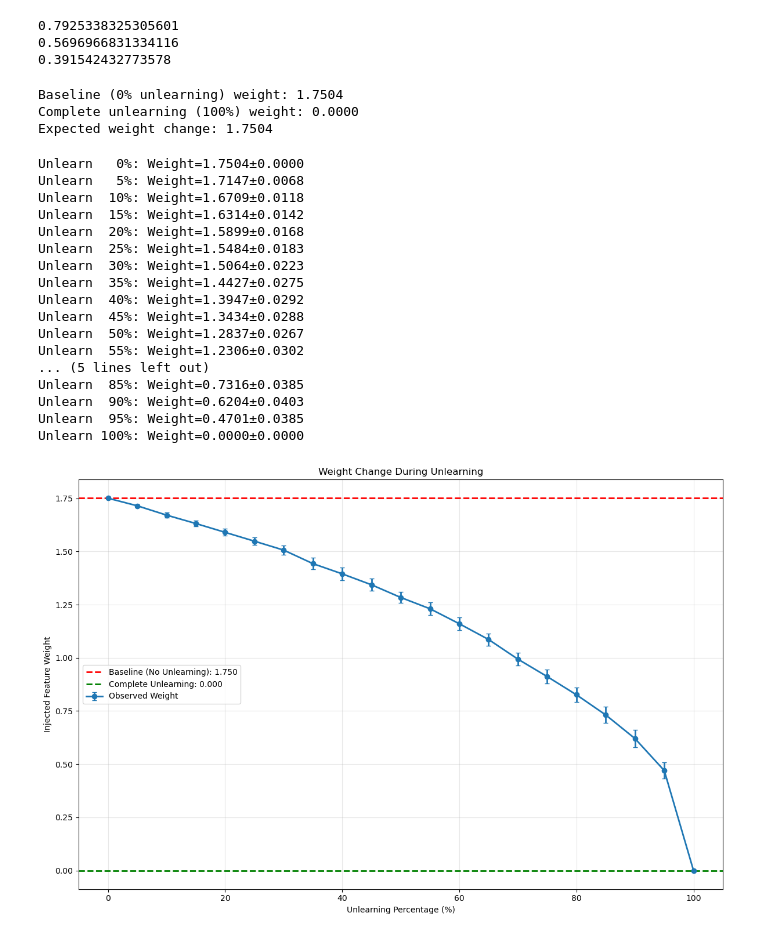
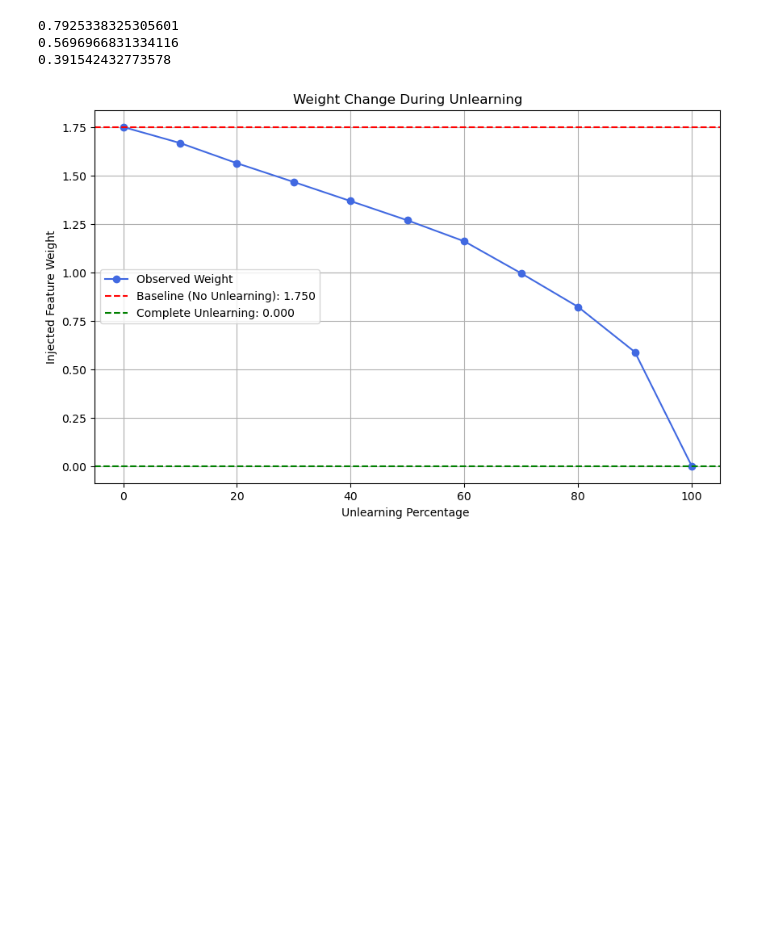
Before and after one commit to trishaN104/MLUnlearning_Feature-Injection, a Jupyter notebook: Feature Injection w/ German Dataset/Feature_Injection_3.ipynb, the cells around one changed output. Saved outputs shown, nothing was run; the diff lists cells and outputs as text; code cells hidden in the pictures; blank space fills up the shorter version.

Commit message:
Added total % and granularity graph

```diff
--- a/Feature Injection w/ German Dataset/Feature_Injection_3.ipynb
+++ b/Feature Injection w/ German Dataset/Feature_Injection_3.ipynb
@@ -315,9 +315,6 @@ injected_predictions = injected_model.predict(x_scaled_test_injected)
 
 post_unlearn_weight = unlearned_model.coef_[0][injected_feature_index]
 
-forget_condition_for_analysis = (X_train_injected['Injected'] == 1)
-print(f"Forget samples from injected feature: {forget_condition_for_analysis.sum()}")
-injected_feature_index = X_train_injected.columns.get_loc('Injected')
 
 print(f"Injected model weight: {weight}")
 print(f"Unlearned model weight: {post_unlearn_weight}")
@@ -401,32 +397,50 @@ print(np.mean(unlearned_confidence2))
 0.7925338325305601
 0.5696966831334116
 0.391542432773578
-# %%
-
-injected_feature_index = X_train_injected.columns.get_loc('Injected')
-forget_condition_for_analysis = (X_train_injected.iloc[:, 8] <= 25) & (y_train_injected == 2)
-results_df, baseline_weight, complete_unlearn_weight = unlearning_detection_threshold_analysis(X_train_injected, y_train_injected, x_scaled_test_injected, Y_Test, forget_condition_for_analysis, injected_feature_index, n_trials=30)
-thresholds = find_detection_thresholds(results_df)
-plot_weight_change_only(results_df, baseline_weight, complete_unlearn_weight)
-# %% [output]
-Baseline (0% unlearning) weight: 1.7504
-Complete unlearning (100%) weight: 0.0000
-Expected weight change: 1.7504
-Unlearn   0%: Weight=1.7504±0.0000
-Unlearn   5%: Weight=1.7147±0.0068
-Unlearn  10%: Weight=1.6709±0.0118
-Unlearn  15%: Weight=1.6314±0.0142
-Unlearn  20%: Weight=1.5899±0.0168
-Unlearn  25%: Weight=1.5484±0.0183
-Unlearn  30%: Weight=1.5064±0.0223
-Unlearn  35%: Weight=1.4427±0.0275
-Unlearn  40%: Weight=1.3947±0.0292
-Unlearn  45%: Weight=1.3434±0.0288
-Unlearn  50%: Weight=1.2837±0.0267
-Unlearn  55%: Weight=1.2306±0.0302
-... (5 lines left out)
-Unlearn  85%: Weight=0.7316±0.0385
-Unlearn  90%: Weight=0.6204±0.0403
-Unlearn  95%: Weight=0.4701±0.0385
-Unlearn 100%: Weight=0.0000±0.0000
-[figure, removed]
+# %%
+weights = []
+check_points = np.arange(0,110,10)
+total_forget = len(X_forget)
+
+
+
+
+for point in check_points:
+
+    keep_frac = 1 - point / 100
+    num_keep = int(keep_frac * total_forget)
+    if num_keep < 0:
+        break
+
+    X_forget_partial = X_forget.sample(n=num_keep, random_state=42)
+    Y_forget_partial = Y_forget.loc[X_forget_partial.index]
+    X_partial = pd.concat([X_remain, X_forget_partial])
+    Y_partial = pd.concat([y_remain, Y_forget_partial])
+
+    scaler_graph = StandardScaler()
+    X_partial_scaled = scaler_graph.fit_transform(X_partial)
+
+    graph_model = LogisticRegression()
+    graph_model.fit(X_partial_scaled, Y_partial)
+
+
+    injected_weight = graph_model.coef_[0][injected_feature_index]
+    weights.append(injected_weight)
+
+
+used_check_points = check_points[:len(weights)]
+
+
+plt.figure(figsize=(10,6))
+plt.plot(used_check_points, weights, marker='o', label='Observed Weight', color='royalblue')
+plt.axhline(y=weights[0], color='red', linestyle='--', label=f'Baseline (No Unlearning): {weights[0]:.3f}')
+plt.axhline(y=0, color='green', linestyle='--', label='Complete Unlearning: 0.000')
+
+plt.xlabel('Unlearning Percentage ')
+plt.ylabel('Injected Feature Weight')
+plt.title('Weight Change During Unlearning')
+plt.legend()
+plt.grid(True)
+plt.show()
+# %% [output]
+[figure, added]
```
Also changed, not shown: parts of 3 cells of this notebook.
